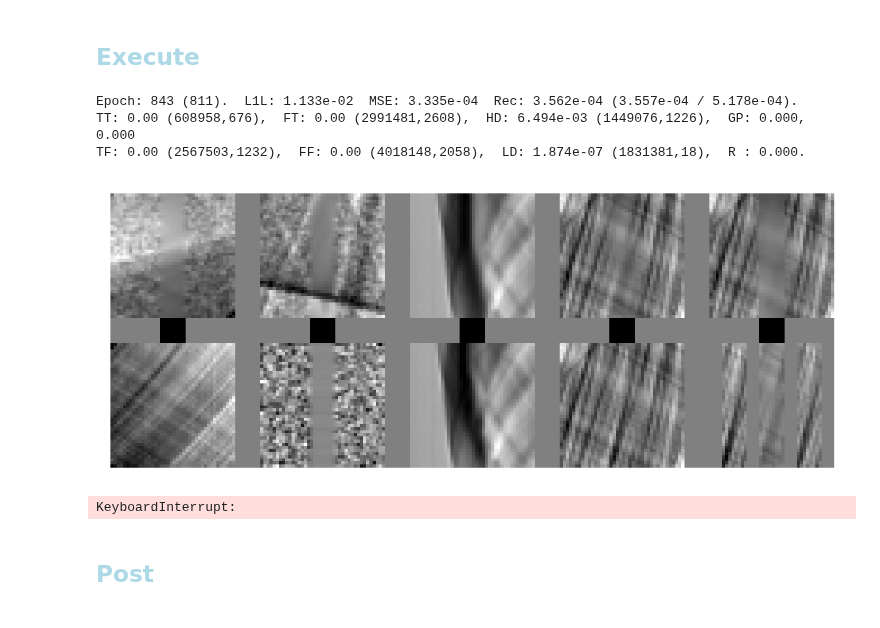
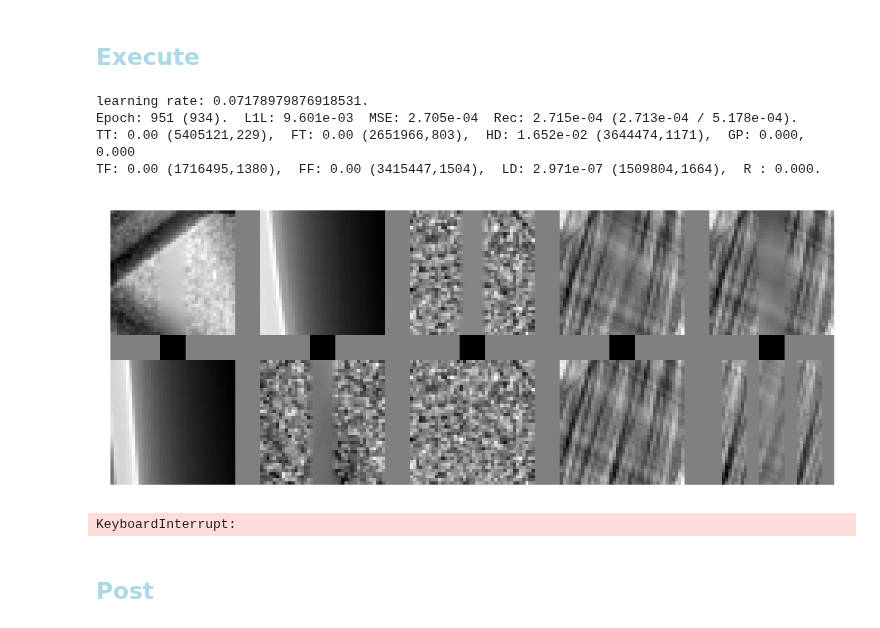
Before and after one commit to AustralianSynchrotron/sinogap, a Jupyter notebook: sinogap_dj1.ipynb, the cells around one changed output. Saved outputs shown, nothing was run; the diff lists cells and outputs as text; code cells hidden in the pictures.

```diff
--- a/sinogap_dj1.ipynb
+++ b/sinogap_dj1.ipynb
@@ -28,8 +28,8 @@ sg.TCfg = sg.TCfgClass(
      exec = 1
     ,nofEpochs = None
     ,latentDim = 64
-    ,batchSize = 3072    #16384 #32768
-    ,batchSplit=2
+    ,batchSize = 16384 #32768
+    ,batchSplit=8
     ,labelSmoothFac = 0.1 # For Fake labels (or set to 0.0 for no smoothing).
     ,learningRateD = 0.0002
     ,learningRateG = 0.0002
@@ -52,14 +46,6 @@ Loaded set 18692b_input_PhantomM
 # %% [markdown]
 ### <font style="color:lightblue">Show</font>
 # %%
-sg.examplesDb[8] = [(2348095, 1684)
-                ,(1909160,333)
-                #,(2489646, 1240)
-                ,(5592152, 2722)
-                ,(1429010,666)
-                ,(152196,251)
-                ,(1707893,914)
-                ,(102151, 418)]
 sg.refImages, sg.refNoises = sg.createReferences(trainSet, 0)
 sg.showMe(trainSet, 0)
 # %% [output]
@@ -259,9 +247,9 @@ ValueError: too many values to unpack (expected 4)
 
 #for item in itertools.chain( sg.optimizer_D.param_groups, sg.optimizer_G.param_groups ):
 #    item['lr'] *= 0.1
-#sg.TCfg.batchSize = 2600
-sg.dataLoader = sg.createTrainLoader(trainSet)#, num_workers=0)
-sg.testLoader = sg.createTestLoader(testSet)#, num_workers=0)
+#sg.TCfg.batchSize = 8192
+sg.dataLoader = sg.createTrainLoader(trainSet, num_workers=8)
+sg.testLoader = sg.createTestLoader(testSet, num_workers=8)
 #Rec_diff, MSE_diff, L1L_diff = sg.summarizeSet(sg.testLoader)
 ##Summary. Rec: 1.029e-03, MSE: 1.029e-03, L1L: 1.262e-02.
 #sg.writer.add_scalars("Test per epoch",
@@ -290,48 +278,54 @@ if sg.prepGdLoss == 0:
                           ,'REC0': Rec_diff
                           }, 0 )
 
-batchSizeTarget = 4096
+#batchSizeTarget = 16384
 minGdLossToKeep = sg.minGdLoss
 startingEpoch=sg.epoch
+lrMult = 1
 def my_afterEachEpoch(epoch) :
-    global startingEpoch, minGdLossToKeep, batchSizeTarget
+    global startingEpoch, minGdLossToKeep, batchSizeTarget, lrMult
     if epoch < startingEpoch + 2 :
         sg.minGdLoss = minGdLossToKeep
         return
-    if epoch % 2 or sg.TCfg.batchSize >= batchSizeTarget:
+    if epoch % 2 :
         return
-    sg.TCfg.batchSize += round( 0.1 * sg.TCfg.batchSize )
-    sg.TCfg.batchSize = min( sg.TCfg.batchSize, batchSizeTarget )
-    del sg.dataLoader
-    sg.dataLoader = sg.createTrainLoader(trainSet, num_workers=8)
+    #sg.TCfg.batchSize += round( 0.1 * sg.TCfg.batchSize )
+    #sg.TCfg.batchSize = min( sg.TCfg.batchSize, batchSizeTarget )
+    #del sg.dataLoader
+    #sg.dataLoader = sg.createTrainLoader(trainSet, num_workers=8)
+    for item in itertools.chain( sg.optimizer_D.param_groups, sg.optimizer_G.param_groups ):
+        item['lr'] *= 0.9
+    lrMult *= 0.9
     with open(f"inrun_{sg.TCfg.exec}.txt", 'a') as file:
-        file.write(f"Epoch {epoch}, batch size: {sg.TCfg.batchSize}.\n")
+        file.write(f"Epoch {epoch}, learning rate: {lrMult}.\n")
 sg.afterEachEpoch = my_afterEachEpoch
 
 def my_beforeReport() :
-    print(f"batch size: {sg.TCfg.batchSize}.")
+    global lrMult
+    print(f"learning rate: {lrMult}.")
 sg.beforeReport = my_beforeReport
 
 
 
 sg.noAdv = True
 
 try :
     sg.train(savedCheckPoint)
 except :
     del sg.dataLoader
     del sg.testLoader
     sg.freeGPUmem()
     1/10 # to release Jupyuter memory in the next step
     raise
 
 
  # add, arch12
 # %% [output]
-Epoch: 843 (811).  L1L: 1.133e-02  MSE: 3.335e-04  Rec: 3.562e-04 (3.557e-04 / 5.178e-04).
-TT: 0.00 (608958,676),  FT: 0.00 (2991481,2608),  HD: 6.494e-03 (1449076,1226),  GP: 0.000, 0.000
-TF: 0.00 (2567503,1232),  FF: 0.00 (4018148,2058),  LD: 1.874e-07 (1831381,18),  R : 0.000.
+learning rate: 0.07178979876918531.
+Epoch: 951 (934).  L1L: 9.601e-03  MSE: 2.705e-04  Rec: 2.715e-04 (2.713e-04 / 5.178e-04).
+TT: 0.00 (5405121,229),  FT: 0.00 (2651966,803),  HD: 1.652e-02 (3644474,1171),  GP: 0.000, 0.000
+TF: 0.00 (1716495,1380),  FF: 0.00 (3415447,1504),  LD: 2.971e-07 (1509804,1664),  R : 0.000.
-[figure, old version]
+[figure, new version]
 KeyboardInterrupt:
 # %% [markdown]
 ## <font style="color:lightblue">Post</font>
```
Also changed, not shown: parts of 3 cells of this notebook, 1 other file.
